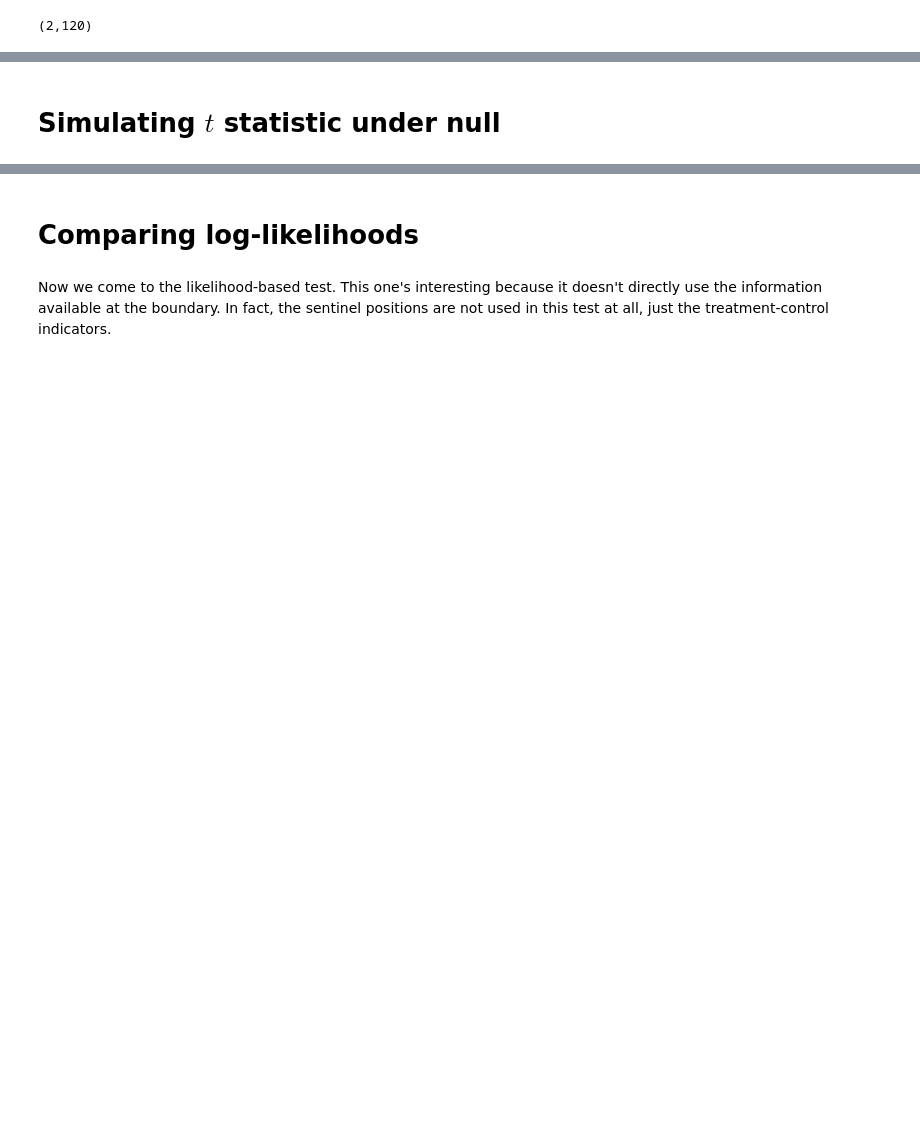
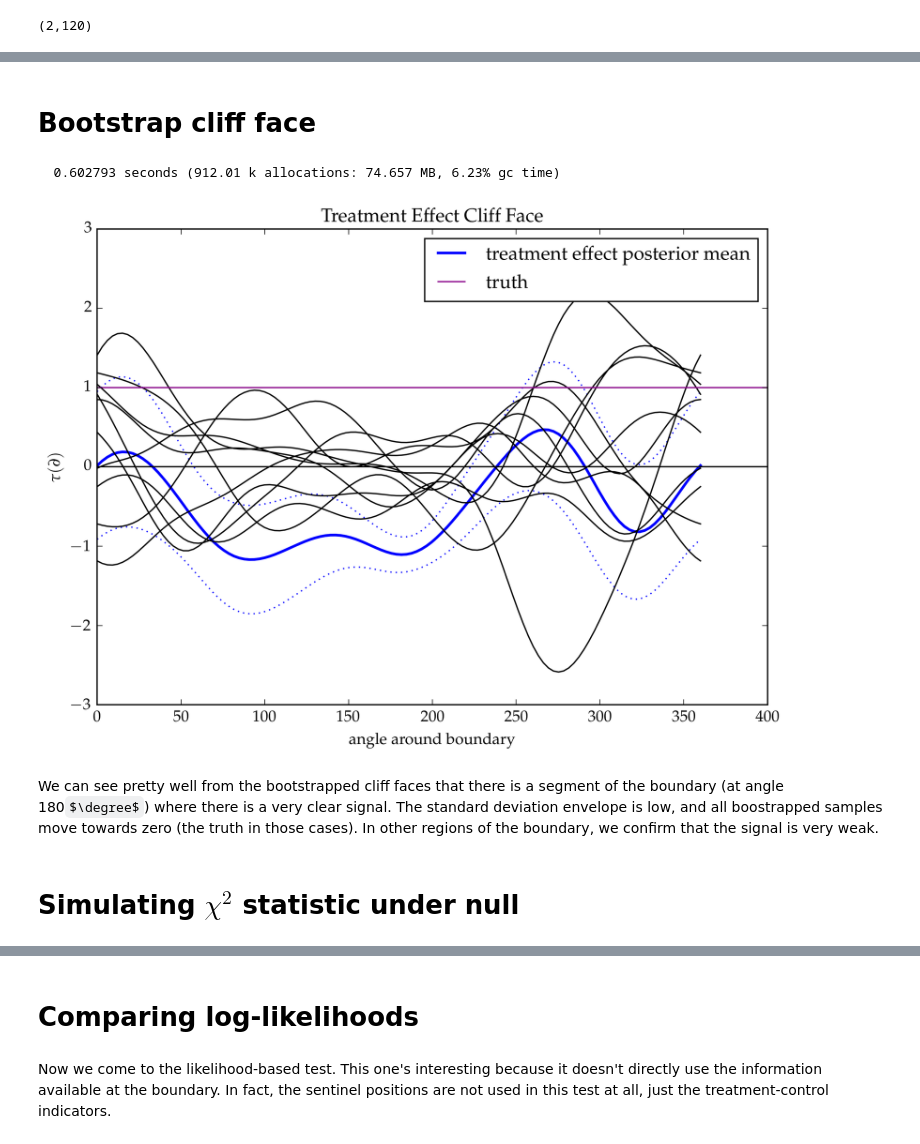
Before and after one commit to gwb/rdd-coverage, a Jupyter notebook: Maxime/SharpNullTest.ipynb, the cells around one changed output, grey strips where cells are left out. Drawn from its saved outputs; the diff is of its cells as text; code cells hidden in the pictures; some formulas as TeX source; blank space fills up the shorter version.

```diff
--- a/Maxime/SharpNullTest.ipynb
+++ b/Maxime/SharpNullTest.ipynb
@@ -208,5 +310,32 @@ PyPlot.plt[:interactive](true)
+# %% [markdown]
+# Bootstrap cliff face
+# %%
+@time boot_cliffs = GeoRDD.nsim_cliff(gp_fit_inside, gp_fit_outside, X◫, 10; update_mean=false);
+# %% [output]
+  0.602793 seconds (912.01 k allocations: 74.657 MB, 6.23% gc time)
+# %%
+PyPlot.plt[:interactive](true)
+plt.title("Treatment Effect Cliff Face")
+PyPlot.plt[:interactive](false)
+plt.plot(α◫*360/2π, μposterior, color="blue", linewidth=2, label="treatment effect posterior mean")
+plt.plot(α◫*360/2π, μposterior.+√diag(Σposterior), color="blue", linestyle=":")
+plt.plot(α◫*360/2π, μposterior.-√diag(Σposterior), color="blue", linestyle=":")
+for j in 1:length(boot_cliffs)
+    plt.plot(α◫*360/2π, boot_cliffs[j][1], color="black", linewidth=1)
+end
+plt.axhline(y=0, color="black")
+plt.axhline(y=τstar, color="darkmagenta", label="truth")
+plt.ylabel(L"\tau(\partial)")
+plt.xlabel("angle around boundary")
+plt.legend()
+PyPlot.plt[:interactive](true)
+;
+# %% [output]
+[figure, added]
+# %% [markdown]
+We can see pretty well from the bootstrapped cliff faces that there is a segment of the boundary (at angle 180$\degree$) where there is a very clear signal. The standard deviation envelope is low, and all boostrapped samples move towards zero (the truth in those cases). In other regions of the boundary, we confirm that the signal is very weak.
 # %% [markdown]
-# Simulating $t$ statistic under null
+# Simulating $\chi^2$ statistic under null
 # %%
 chi_obsv = GeoRDD.chistat(gp_fit_inside, gp_fit_outside, X◫)
 # %% [output]
```
Also changed, not shown: parts of 54 cells of this notebook, 15 other files.
